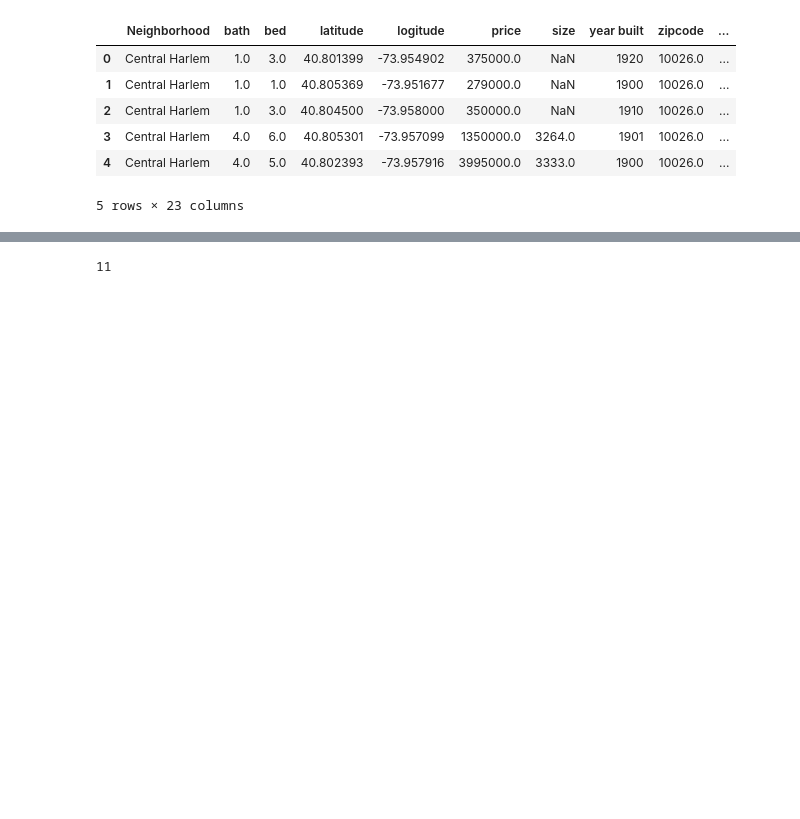
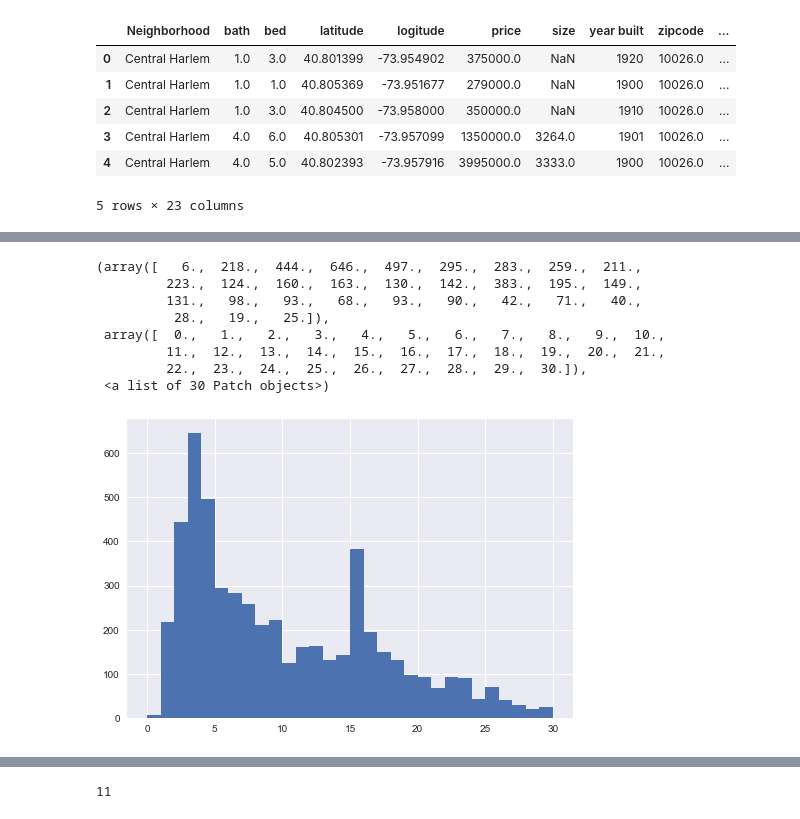
Before and after one commit to yupeiying1/Zillow-Home-Value-Prediction, a Jupyter notebook: Subway Data.ipynb, the cells around one changed output, grey strips where cells are left out. Drawn from its saved outputs; the diff is of its cells as text; code cells hidden in the pictures; blank space fills up the shorter version.

```diff
--- a/Subway Data.ipynb
+++ b/Subway Data.ipynb
@@ -200,0 +230,6 @@ df.head()
+# %%
+df_c = df.dropna(subset = ['year built'])
+df_c = (df_c[(df_c['year built'] != 'Shared') & (df_c['year built'] != 'Hardwood')& (df_c['year built'] != 'No')])
+# %%
+#a =  a[a['year built'] != 'Shared']
+df_c['year built']=df_c['year built'].apply(float).apply(int)
@@ -211,0 +252,12 @@ df[ ['bath', 'bed','logitude','latitude','price','size','distance to subway']].c
+# %%
+plt.hist(df_c['price_range'],bins = 30)
+# %% [output]
+(array([   6.,  218.,  444.,  646.,  497.,  295.,  283.,  259.,  211.,
+         223.,  124.,  160.,  163.,  130.,  142.,  383.,  195.,  149.,
+         131.,   98.,   93.,   68.,   93.,   90.,   42.,   71.,   40.,
+          28.,   19.,   25.]),
+ array([  0.,   1.,   2.,   3.,   4.,   5.,   6.,   7.,   8.,   9.,  10.,
+         11.,  12.,  13.,  14.,  15.,  16.,  17.,  18.,  19.,  20.,  21.,
+         22.,  23.,  24.,  25.,  26.,  27.,  28.,  29.,  30.]),
+ <a list of 30 Patch objects>)
+[figure, added]
```
Also changed, not shown: parts of 38 cells of this notebook, 19 other files.
